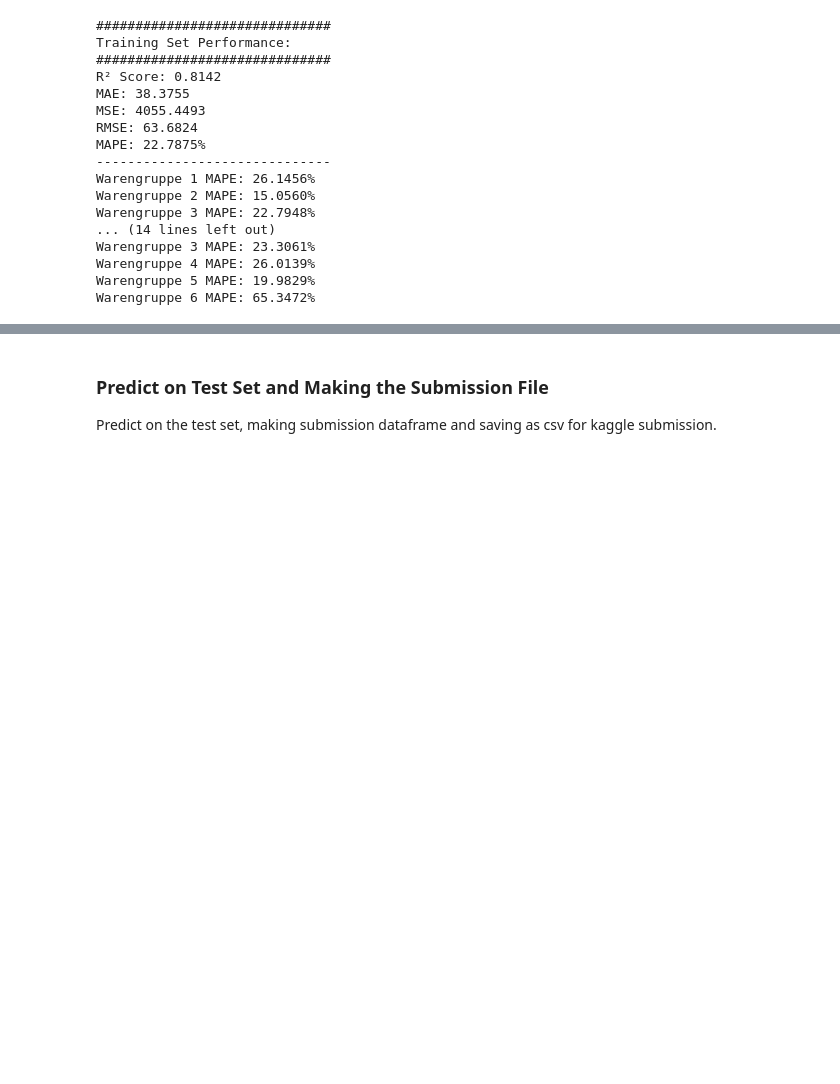
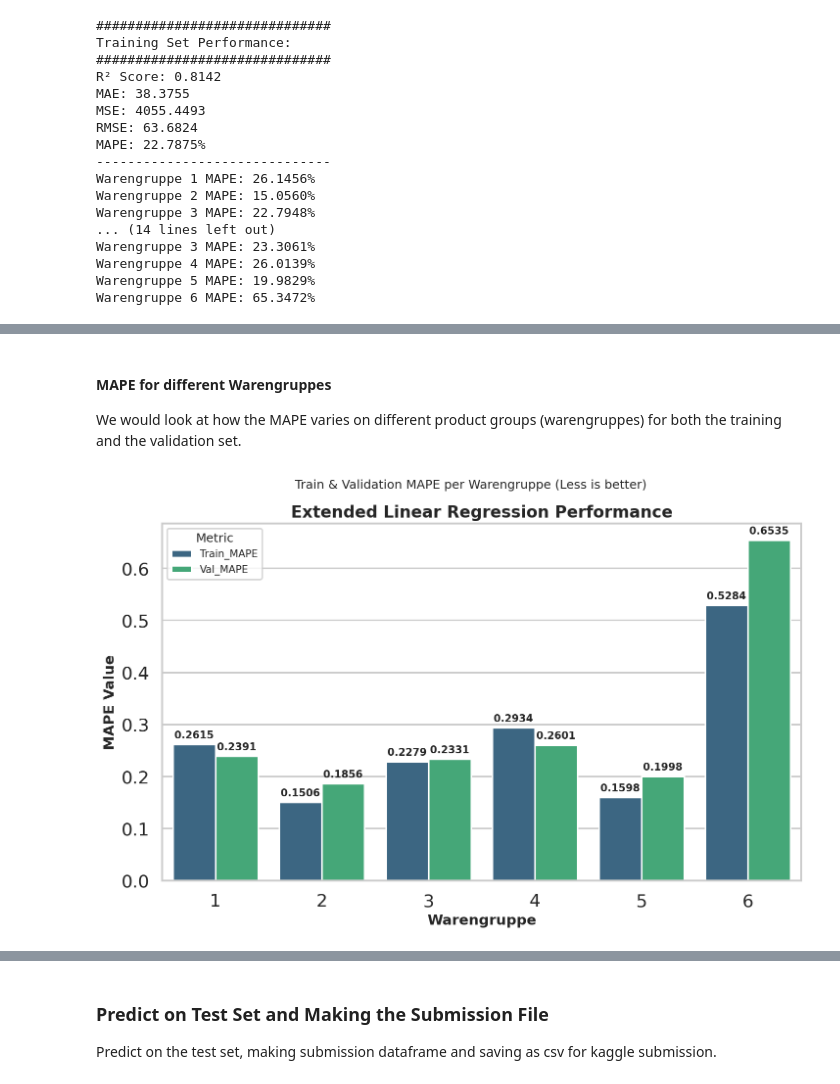
Before and after one commit to giuuusepeda/bakery_prediction, a Jupyter notebook: 2_BaselineModel/01_Lin_Reg/notebook/04_sm_lin_reg_extended.ipynb, the cells around one changed output, grey strips where cells are left out. Saved outputs shown, nothing was run; the diff lists cells and outputs as text; code cells hidden in the pictures; blank space fills up the shorter version.

```diff
--- a/2_BaselineModel/01_Lin_Reg/notebook/04_sm_lin_reg_extended.ipynb
+++ b/2_BaselineModel/01_Lin_Reg/notebook/04_sm_lin_reg_extended.ipynb
@@ -310 +354,31 @@ plt.show()
+# %% [markdown]
+#### MAPE for different Warengruppes
+
+We would look at how the MAPE varies on different product groups (warengruppes) for both the training and the validation set.
+# %%
+# flattening & melting the data for easier plotting with seaborn
+wg_performance_melted = wg_performance_df.melt(id_vars='Warengruppe', var_name='Metric', value_name='MAPE')
+
+# Create the plot
+plt.figure(figsize=(10, 6))
+ax = sns.barplot(data=wg_performance_melted,
+                   x='Warengruppe', y='MAPE', hue='Metric',
+                   palette='viridis')
+
+# annotation
+for container in ax.containers:
+    ax.bar_label(container,fmt='%0.4f', fontsize = 10,
+                 weight='bold', label_type='edge', padding=4)
+
+
+
+# Customizing labels,title and legend
+plt.title('Extended Linear Regression Performance', fontsize=16, weight='bold')
+plt.suptitle('Train & Validation MAPE per Warengruppe (Less is better)', fontsize=12)
+plt.xlabel('Warengruppe', fontsize=14, weight='bold')
+plt.ylabel('MAPE Value', fontsize=14, weight='bold')
+plt.legend(title='Metric', title_fontsize='12', fontsize='10', loc='best')
+plt.show()
+# %% [output]
+[figure, added]
 # %% [markdown]
```
Also changed, not shown: parts of 15 cells of this notebook.
